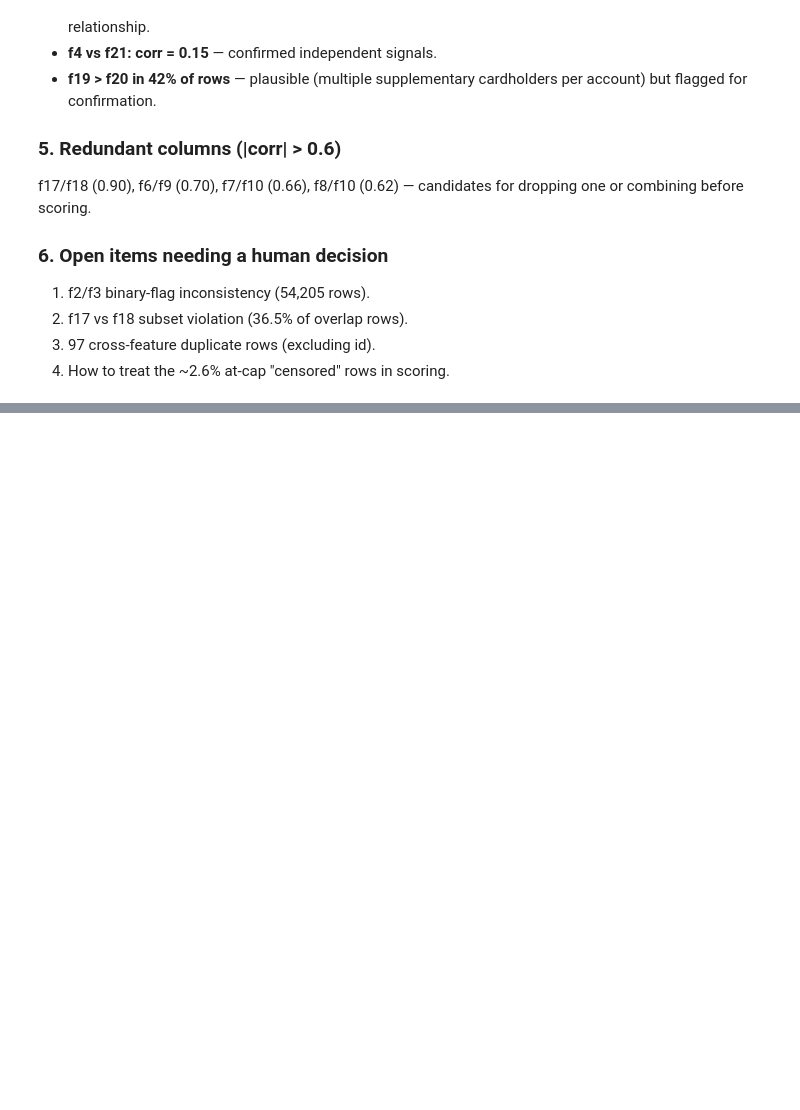
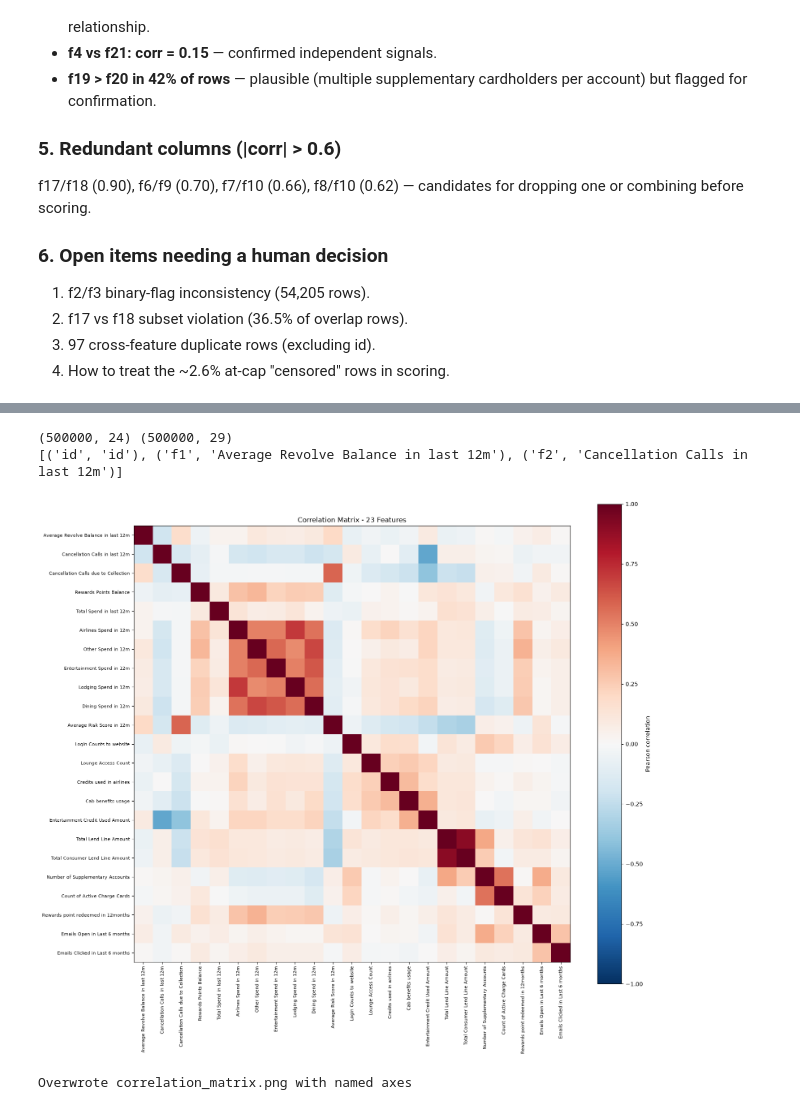
Before and after one commit to itsfrozenmind/amex-eda, a Jupyter notebook: dataset_explore.ipynb, the cells around one changed output, grey strips where cells are left out. Drawn from its saved outputs; the diff is of its cells as text; code cells hidden in the pictures; blank space fills up the shorter version.

```diff
--- a/dataset_explore.ipynb
+++ b/dataset_explore.ipynb
@@ -838,0 +842,23 @@ f17/f18 (0.90), f6/f9 (0.70), f7/f10 (0.66), f8/f10 (0.62) — candidates for dr
+# %%
+print(df_full.shape, df_clean.shape)
+print(list(name_map.items())[:3])
+# %% [output]
+(500000, 24) (500000, 29)
+[('id', 'id'), ('f1', 'Average Revolve Balance in last 12m'), ('f2', 'Cancellation Calls in last 12m')]
+# %%
+# Regenerate correlation heatmap with descriptive feature names on both axes
+labels = [name_map[c] for c in feature_cols]
+
+fig, ax = plt.subplots(figsize=(16, 14))
+im = ax.imshow(corr.values, cmap='RdBu_r', vmin=-1, vmax=1)
+ax.set_xticks(range(len(feature_cols))); ax.set_xticklabels(labels, rotation=90, fontsize=8)
+ax.set_yticks(range(len(feature_cols))); ax.set_yticklabels(labels, fontsize=8)
+plt.colorbar(im, ax=ax, label='Pearson correlation')
+ax.set_title('Correlation Matrix - 23 Features')
+plt.tight_layout()
+plt.savefig('/Users/mudit_ai_computer/Desktop/AmEx/correlation_matrix.png', dpi=100)
+plt.show()
+print("Overwrote correlation_matrix.png with named axes")
+# %% [output]
+[figure, added]
+Overwrote correlation_matrix.png with named axes
```
Also changed, not shown: parts of 16 cells of this notebook, 2 other files.
